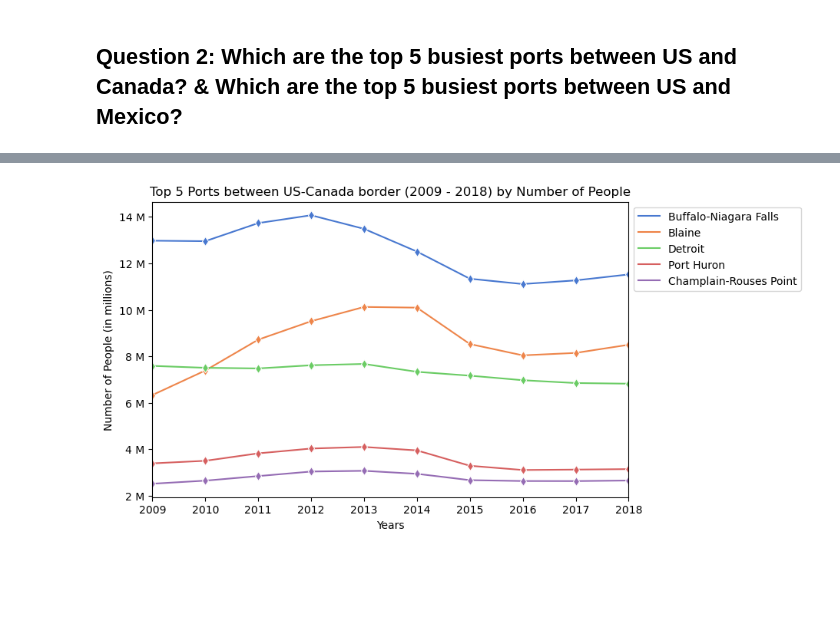
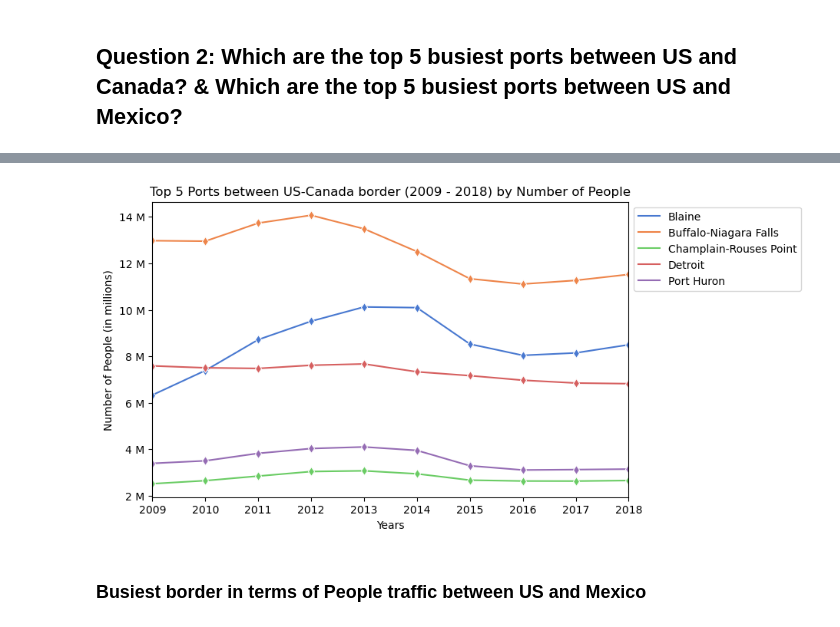
Before and after one commit to saraparveen26/Data-Visualization---US-Border-Crossing, a Jupyter notebook: border_crossing_sara.ipynb, the cells around one changed output, grey strips where cells are left out. Drawn from its saved outputs; the diff is of its cells as text; code cells hidden in the pictures; blank space fills up the shorter version.

```diff
--- a/border_crossing_sara.ipynb
+++ b/border_crossing_sara.ipynb
@@ -401,0 +392,14 @@ people_canada_data
+# %%
+# Calculate the average number of people prossing each port over 10 years
+
+# Groupby 'Years' and 'Port Name' data
+people_data_average = people_df.groupby(["Year", "Border", "Port Name"])["Value"].sum().reset_index()
+
+# Groupby 'Port Name' again and take average of 'Values' by dividing by number of years in the data
+people_data_average = people_data_average.groupby(["Port Name", "Border"])["Value"].sum()/len(people_data_average["Year"].unique())
+
+# Convert to dataframe, sort values and reset index
+people_data_average = pd.DataFrame(people_data_average).sort_values("Value", ascending=False).reset_index()
+
+# Display the data
+people_data_average.head()
@@ -401,0 +415,6 @@ people_canada_data
+# %%
+# Filter the data for people traffic to retrieve only US-Canada border details
+people_canada_df = people_data_average.loc[people_data_average["Border"] == "US-Canada Border"].reset_index(drop=True)
+
+# Display the data
+people_canada_df.head()
@@ -442,18 +502,34 @@ top5_ports_canada_people
 # %%
-Fig4 = sns.lineplot(data=top5_ports_canada_people, x="Year", y="Value", hue="Port Name", marker='d')
+# Create a chart to see people traffic on top 5 ports between US and Canada over 10 years
+
+# Get the data to plot the chart
+Fig4 = sns.lineplot(data=top5_ports_canada_people_data, x="Year", y="Value", hue="Port Name", marker='d')
+
+# x_labels = top5_ports_canada_people["Year"].sort_values().unique()
+# print(x_labels)
+
+# Format y-axis values to display in a reasonable format
 Fig4.yaxis.set_major_formatter(ticker.EngFormatter())
-# Fig1.bar_label(Fig1.containers[0])
+
+# Fig4.bar_label(Fig4.containers[0])
+
+# Set chart title and axis labels
 Fig4.set_xlabel("Years")
 Fig4.set_ylabel("Number of People (in millions)")
 Fig4.set_title("Top 5 Ports between US-Canada border (2009 - 2018) by Number of People")
 
+# Set parametes and xticks
 Fig4.set_xlim(2009, 2018)
-
 plt.legend(bbox_to_anchor=(1, 1), loc='upper left')
 plt.rcParams['figure.figsize']=8,5
+
+# Fig4.set_xticks(range(10))
+# Fig4.set_xticklabels(x_labels)
+
 # Save the figure
 plt.savefig("Images/Fig4.png")
 
+# Show the chart
 plt.show()
 # %% [output]
-[figure, old version]
+[figure, new version]
@@ -473,0 +536,2 @@ plt.show()
+# %% [markdown]
+### Busiest border in terms of People traffic between US and Mexico
```
Also changed, not shown: parts of 42 cells of this notebook, 10 other files.
